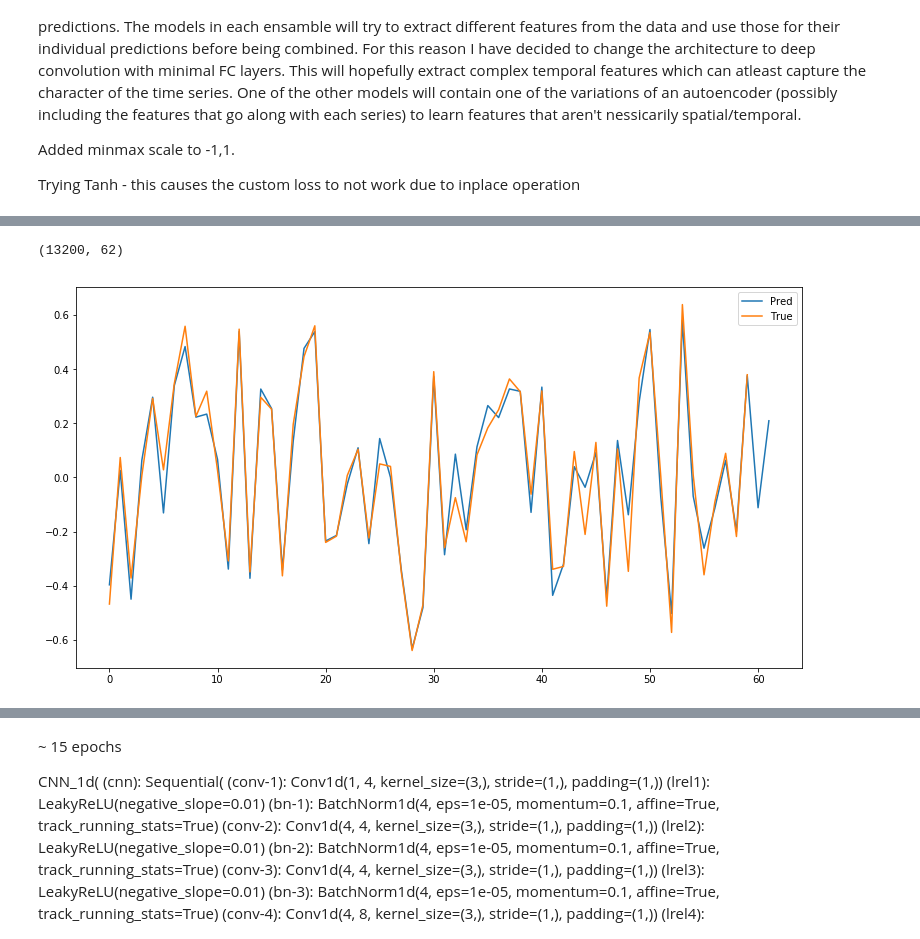
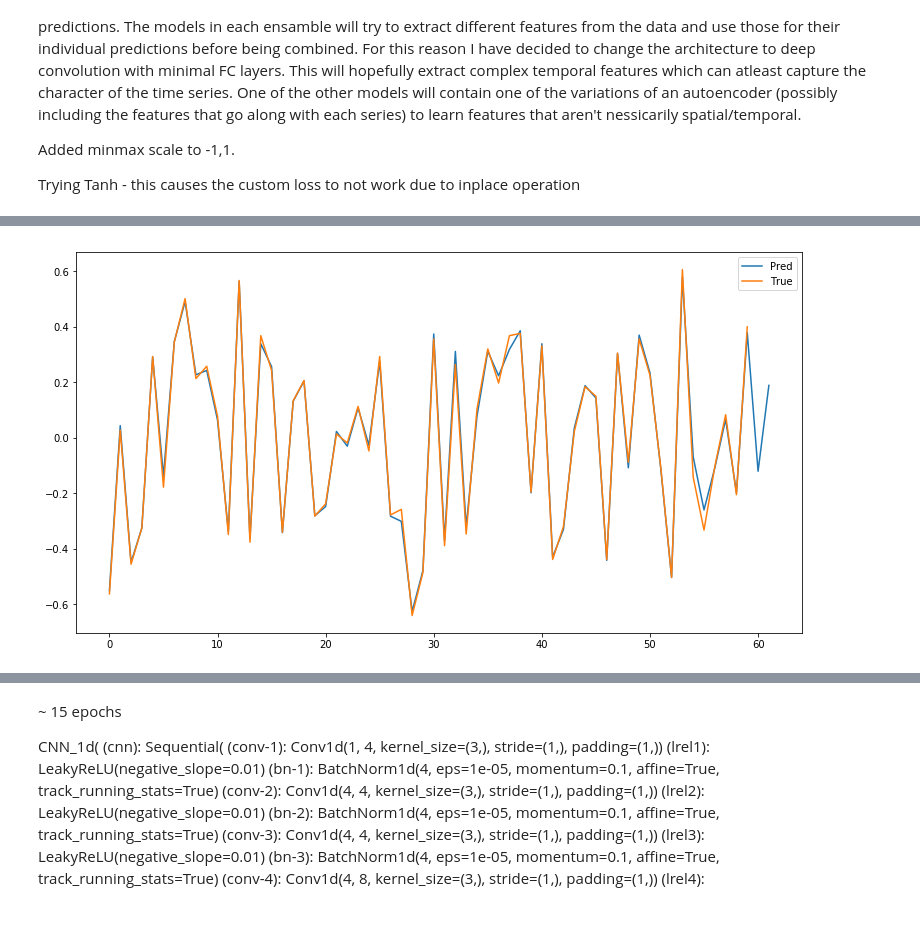
Before and after one commit to rlagrois/AdvFinML, a Jupyter notebook: Fin-Project_MultioutReg/winton-pytorch_cur.ipynb, the cells around one changed output, grey strips where cells are left out. Saved outputs shown, nothing was run; the diff lists cells and outputs as text; code cells hidden in the pictures.

```diff
--- a/Fin-Project_MultioutReg/winton-pytorch_cur.ipynb
+++ b/Fin-Project_MultioutReg/winton-pytorch_cur.ipynb
@@ -320,7 +327,7 @@ class CNN_1d(nn.Module):
         self.reg.add_module('FF-in', lin)
         self.reg.add_module('in-lrel', nn.SELU())
         #self.reg.add_module('rbn-0', nn.BatchNorm1d(1))
-        self.reg.add_module('in-drp'+ str(i +1), nn.Dropout(p=0.5))
+        self.reg.add_module('in-drp'+ str(i +1), nn.Dropout(p=0.1))
 
         # Create FC/output layers
         for i, k in enumerate(hidden):
@@ -330,14 +337,14 @@ class CNN_1d(nn.Module):
                 self.reg.add_module('hid-' + str(i+1), hid)
                 self.reg.add_module('h-lrel-' + str(i+1), nn.SELU())
                # self.reg.add_module('rbn-'+ str(i +1), nn.BatchNorm1d(1))
-                self.reg.add_module('drp-'+ str(i +1), nn.Dropout(p=0.5,inplace=False))
+                self.reg.add_module('drp-'+ str(i +1), nn.Dropout(p=0.1,inplace=False))
             elif i == (len(hidden) - 2):
                 hid = nn.Linear(k, hidden[i + 1])
                 nn.init.normal_(hid.weight,std=.005)
                 self.reg.add_module('hid-' + str(i+1), hid)
                 self.reg.add_module('h-lrel-' + str(i+1), nn.Tanh())
                 #self.reg.add_module('rbn-'+ str(i +1), nn.BatchNorm1d(1))
-                self.reg.add_module('drp-'+ str(i +1), nn.Dropout(p=0.5,inplace=False))
+                self.reg.add_module('drp-'+ str(i +1), nn.Dropout(p=0.1,inplace=False))
             elif i == (len(hidden) - 1): # Last layer for output
                 hid = nn.Linear(k, 62)
                 nn.init.normal_(hid.weight,std=.005)
@@ -348,7 +355,7 @@ class CNN_1d(nn.Module):
         x = self.cnn(x)
         x = x.view(-1,1,self.lin_in)
         x = self.reg(x)
-        x = torch.flatten(x)
+        #x = torch.flatten(x)
 
         return x
 # %% [markdown]
@@ -398,6 +412,6 @@ CNN_1d(
 # %%
 #Training the CNN
-num_epochs = 10
+num_epochs = 5
 
 #Define the lists to store the results of loss and accuracy
 
@@ -414,13 +428,15 @@ for epoch in range(num_epochs):
     for i, (x,y) in enumerate(train_loader):
 
         true = y.cuda(non_blocking=True)
-        true = torch.flatten(true)
+        true = true.view(-1,1,62)
+       # true = torch.flatten(true)
         x = x.view(-1,1,121)
         x = x.cuda(non_blocking=True)
         opt_alg.zero_grad()
         out = cnn1(x)
         #lossA = loss_fnA(out, true)
-        loss = loss_fnB(out, true)
+        #loss = loss_fnB(out, true)
+        loss = loss_w(out, true, train_wt[i:i+batch,:,:])
        # loss = lossA + lossB
 
         iter_loss += loss.item()
@@ -429,8 +445,10 @@ for epoch in range(num_epochs):
         opt.step()
 
         iterations += 1
-        if i % 5000 == 0:
+
+        if i % 500 == 0:
             print('\titeration', str(i), '--', str(iter_loss/iterations))
+
 
     losses['train_loss'][epoch] = iter_loss / iterations
 
@@ -442,12 +460,15 @@ for epoch in range(num_epochs):
     for i, (x,y) in enumerate(test_loader):
 
         true = y.cuda(non_blocking=True)
-        true = torch.flatten(true)
+        true = true.view(-1,1,62)
+       # true = torch.flatten(true)
         x = x.view(-1,1,121)
         x = x.cuda(non_blocking=True)
         out = cnn1(x)
+        #out = out.view
         #loss = loss_fnA(out, true)
-        loss = loss_fnB(out, true)
+        #loss = loss_fnB(out, true)
+        loss = loss_w(out, true, test_wt[i:i+batch,:,:])
         #loss = lossA + lossB
         ev_loss += loss.item()
 
@@ -465,9 +486,9 @@ for epoch in range(num_epochs):
         plt.show()
 
     losses['eval_loss'][epoch] = ev_loss / iterations
-    mae = mean_absolute_error(out.cpu().data.numpy(), true.cpu().data.numpy())
+  #  mae = mean_absolute_error(out.cpu().data.numpy(), true.cpu().data.numpy())
 
-    print ('Epoch {}/{}, Training Loss: {:.5f}, Testing Loss: {:.5f}, Test MAE (plotted): {:.3f}'
-           .format(epoch+1, num_epochs, losses['train_loss'][epoch], losses['eval_loss'][epoch], mae))
+    print ('Epoch {}/{}, Training Loss: {:.5f}, Testing Loss: {:.5f}, Test MAE (plotted)'
+           .format(epoch+1, num_epochs, losses['train_loss'][epoch], losses['eval_loss'][epoch]))
 # %% [output]
 starting epoch  1
@@ -534,18 +538,16 @@ plt.show()
-# %%
-test = test.reshape(-1,62)
-test.shape
-# %% [output]
-(13200, 62)
 # %%
+ind = 65
+
 plt.figure(figsize=(13,7))
 test, test2 = predict(cnn1, test_loader, True)
-test = test.reshape(-1,62)
-plt.plot(test[85], label='Pred')
-plt.plot(test2[85], label='True')
+test = test.reshape(-1,1,62)
+test2 = test2.reshape(-1,1,60)
+plt.plot(test[ind][0], label='Pred')
+plt.plot(test2[ind][0], label='True')
 plt.legend()
 plt.show()
 # %% [output]
-[figure, old version]
+[figure, new version]
 # %%
 hid_1_w = cnn1.state_dict()['reg.FF-in.weight'].cpu()
 # %%
```
Also changed, not shown: parts of 19 cells of this notebook.
